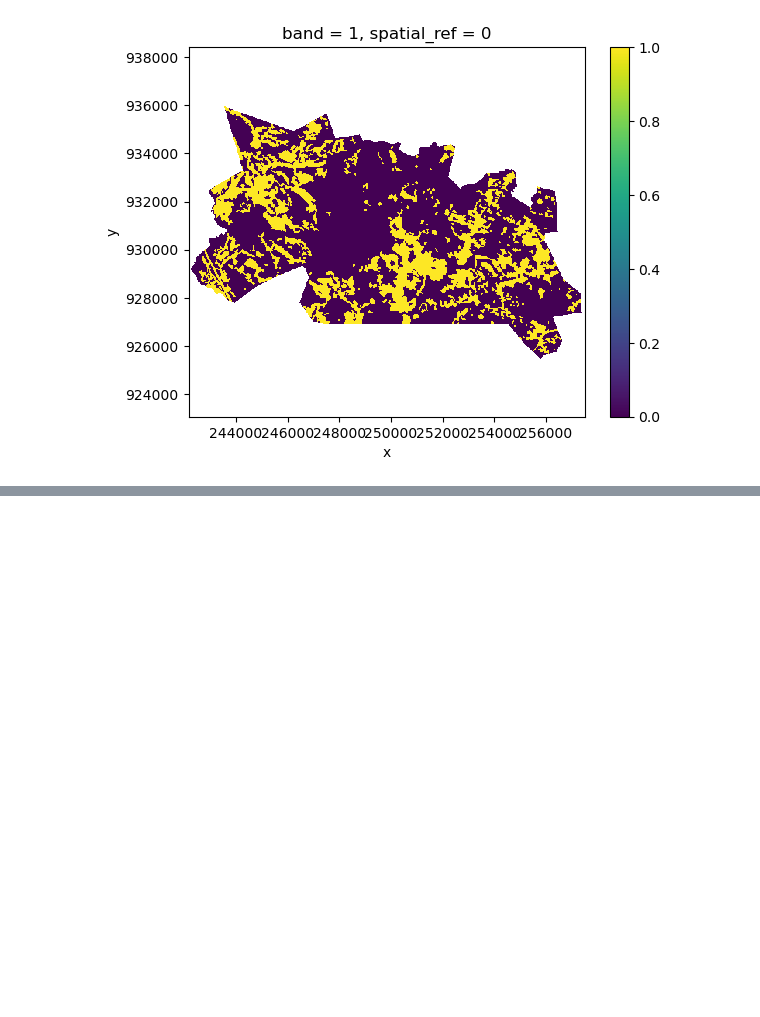
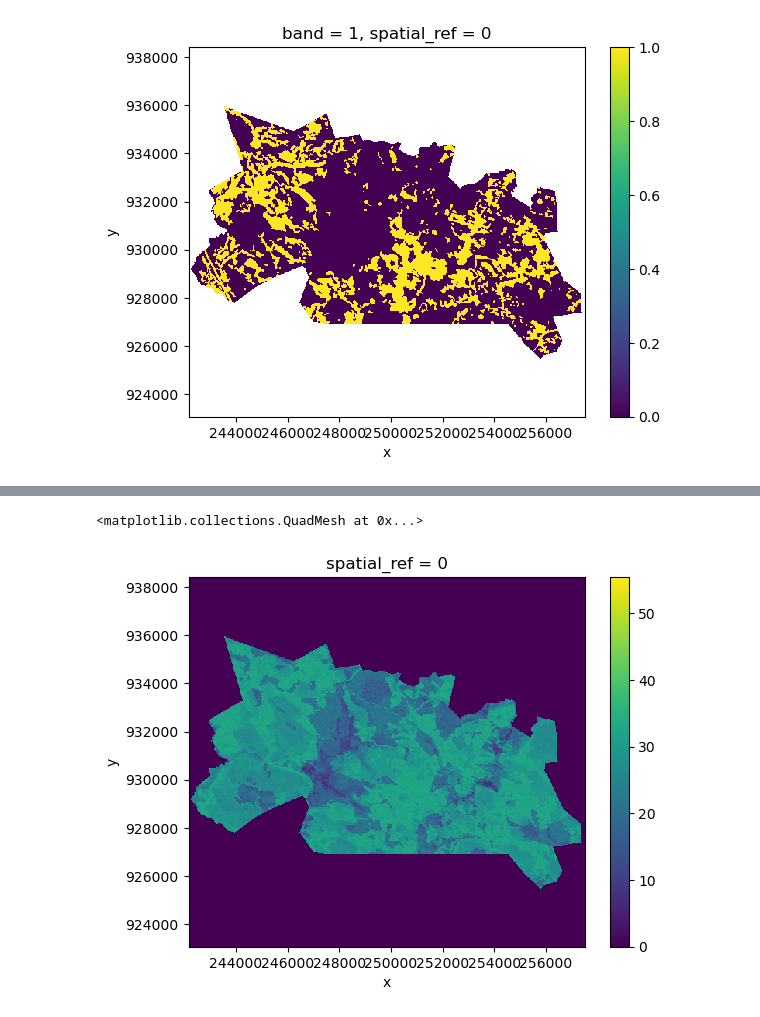
Before and after one commit to DWGodwin/geomod, a Jupyter notebook: predict-example.ipynb, the cells around one changed output, grey strips where cells are left out. Saved outputs shown, nothing was run; the diff lists cells and outputs as text; code cells hidden in the pictures; blank space fills up the shorter version.

```diff
--- a/predict-example.ipynb
+++ b/predict-example.ipynb
@@ -81,0 +65,5 @@ weighted_sum.plot()
+# %%
+suitability_map_unweighted.plot()
+# %% [output]
+<matplotlib.collections.QuadMesh at 0x...>
+[figure, added]
```
Also changed, not shown: parts of 18 cells of this notebook, 1 other file.
